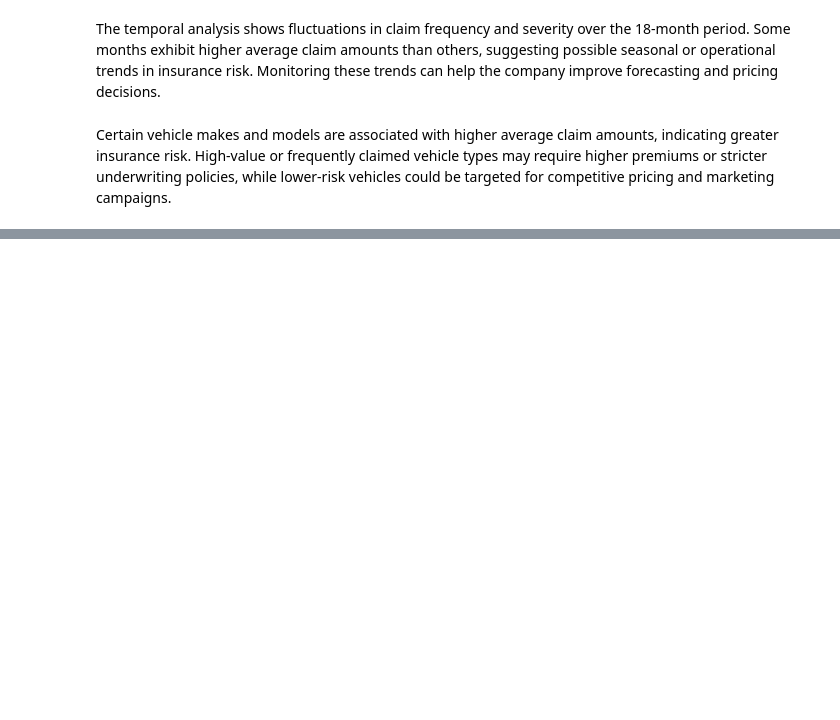
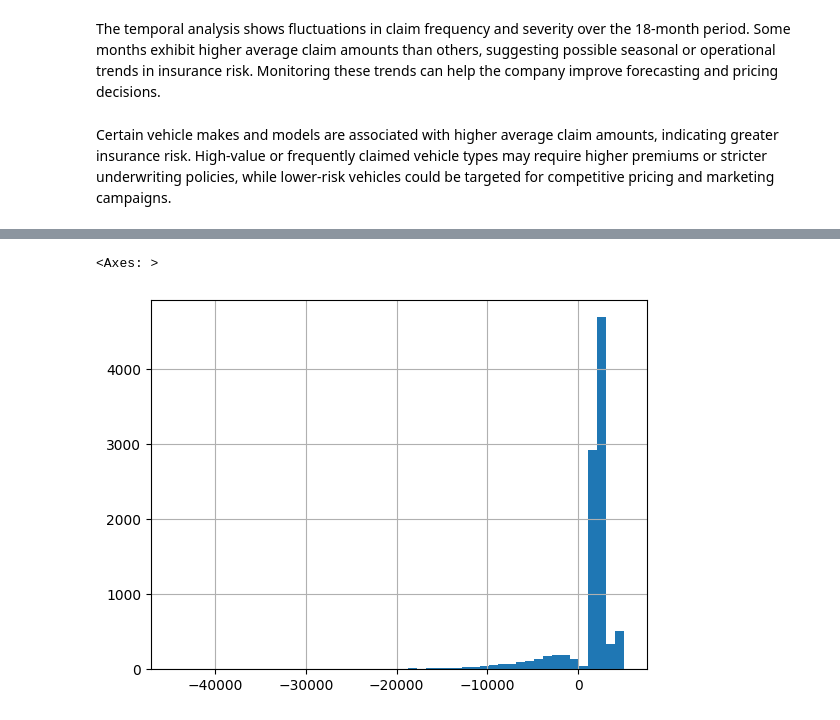
Before and after one commit to nunu-e/insurance-risk-analytics, a Jupyter notebook: notebooks/01_eda.ipynb, the cells around one changed output, grey strips where cells are left out. Cells and saved outputs as stored; diff of their text form; code cells hidden in the pictures; blank space fills up the shorter version.

```diff
--- a/notebooks/01_eda.ipynb
+++ b/notebooks/01_eda.ipynb
@@ -248,0 +286,5 @@ Certain vehicle makes and models are associated with higher average claim amount
+# %%
+df["Margin"].hist(bins=50)
+# %% [output]
+<Axes: >
+[figure, added]
```
Also changed, not shown: parts of 12 cells of this notebook, 2 other files.
